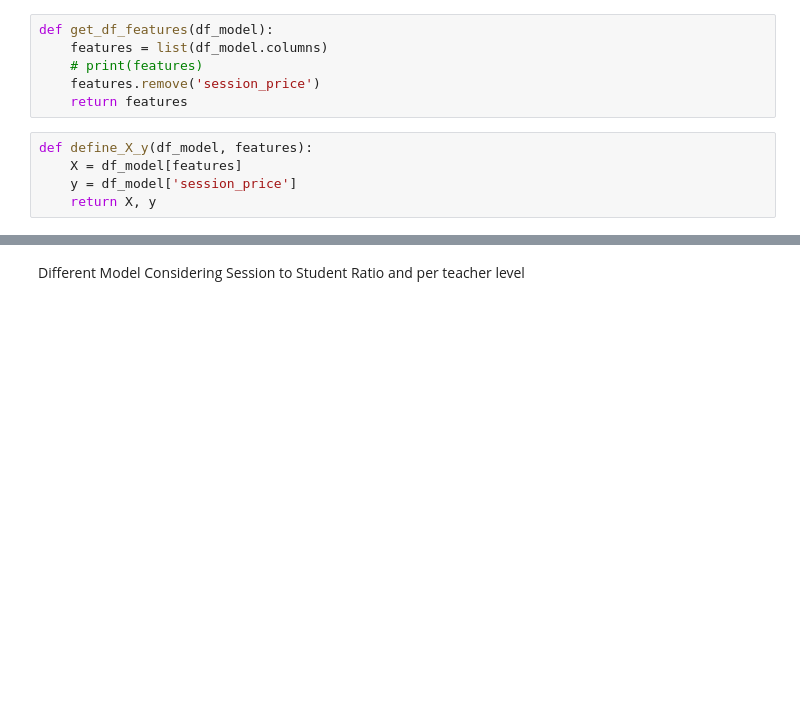
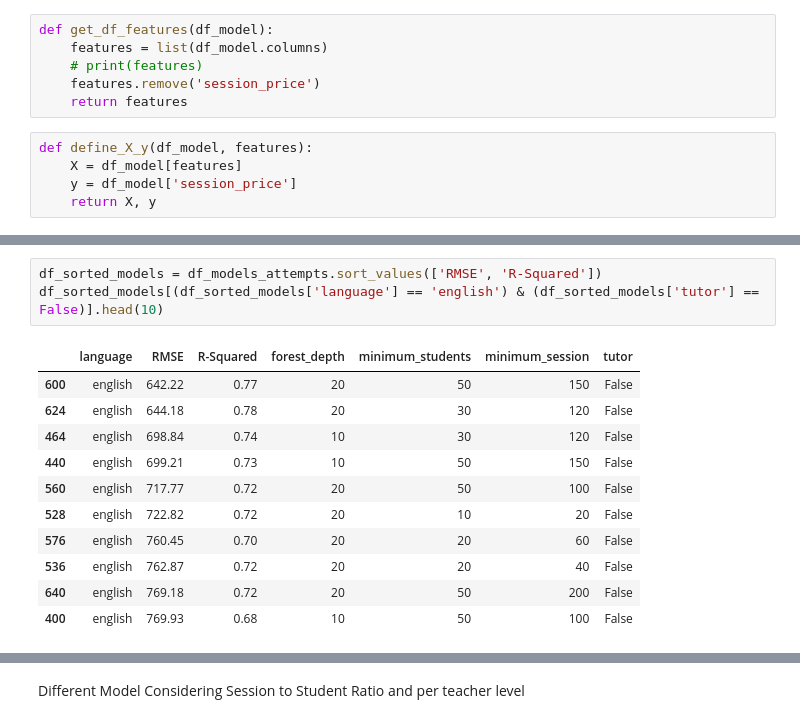
Before and after one commit to ernmin/Project4GA, a Jupyter notebook: prediction_model/prediction_model.ipynb, the cells around one changed output, grey strips where cells are left out. Cells and saved outputs as stored; diff of their text form; blank space fills up the shorter version.

```diff
--- a/prediction_model/prediction_model.ipynb
+++ b/prediction_model/prediction_model.ipynb
@@ -439,0 +427,15 @@ R-Squared 0.6
+# %%
+df_sorted_models = df_models_attempts.sort_values(['RMSE', 'R-Squared'])
+df_sorted_models[(df_sorted_models['language'] == 'english') & (df_sorted_models['tutor'] == False)].head(10)
+# %% [output]
+|  | language | RMSE | R-Squared | forest_depth | minimum_students | minimum_session | tutor |
+| 600 | english | 642.22 | 0.77 | 20 | 50 | 150 | False |
+| 624 | english | 644.18 | 0.78 | 20 | 30 | 120 | False |
+| 464 | english | 698.84 | 0.74 | 10 | 30 | 120 | False |
+| 440 | english | 699.21 | 0.73 | 10 | 50 | 150 | False |
+| 560 | english | 717.77 | 0.72 | 20 | 50 | 100 | False |
+| 528 | english | 722.82 | 0.72 | 20 | 10 | 20 | False |
+| 576 | english | 760.45 | 0.70 | 20 | 20 | 60 | False |
+| 536 | english | 762.87 | 0.72 | 20 | 20 | 40 | False |
+| 640 | english | 769.18 | 0.72 | 20 | 50 | 200 | False |
+| 400 | english | 769.93 | 0.68 | 10 | 50 | 100 | False |
```
Also changed, not shown: parts of 16 cells of this notebook, 17 other files.
